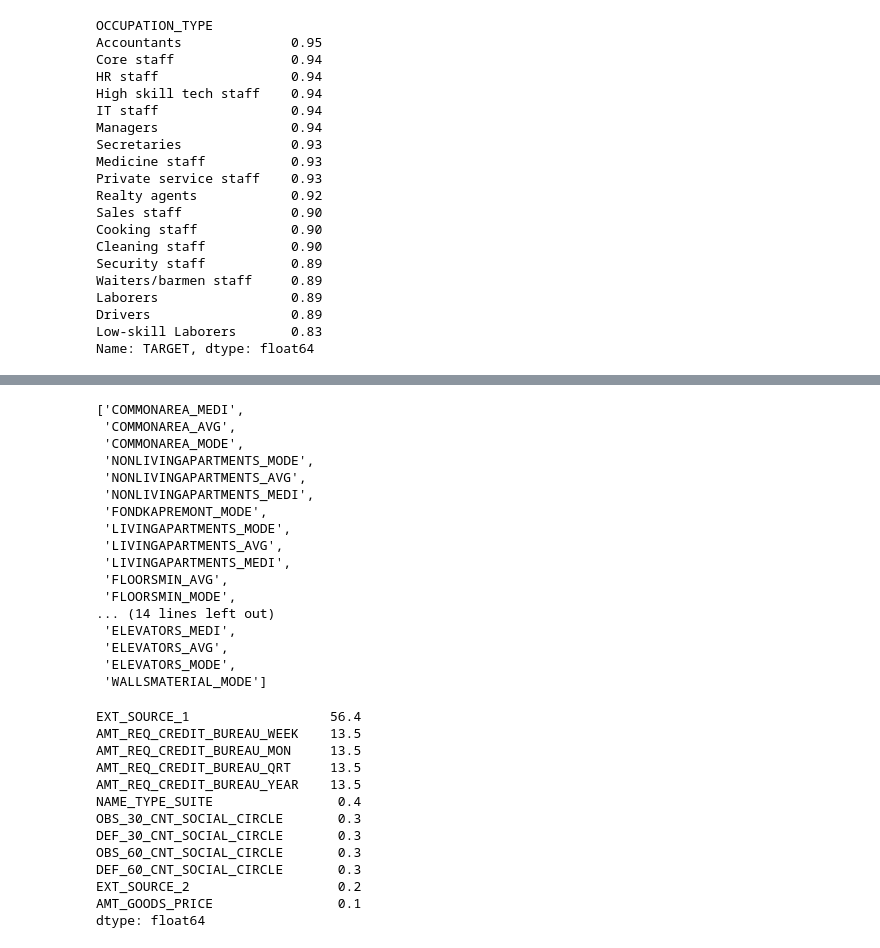
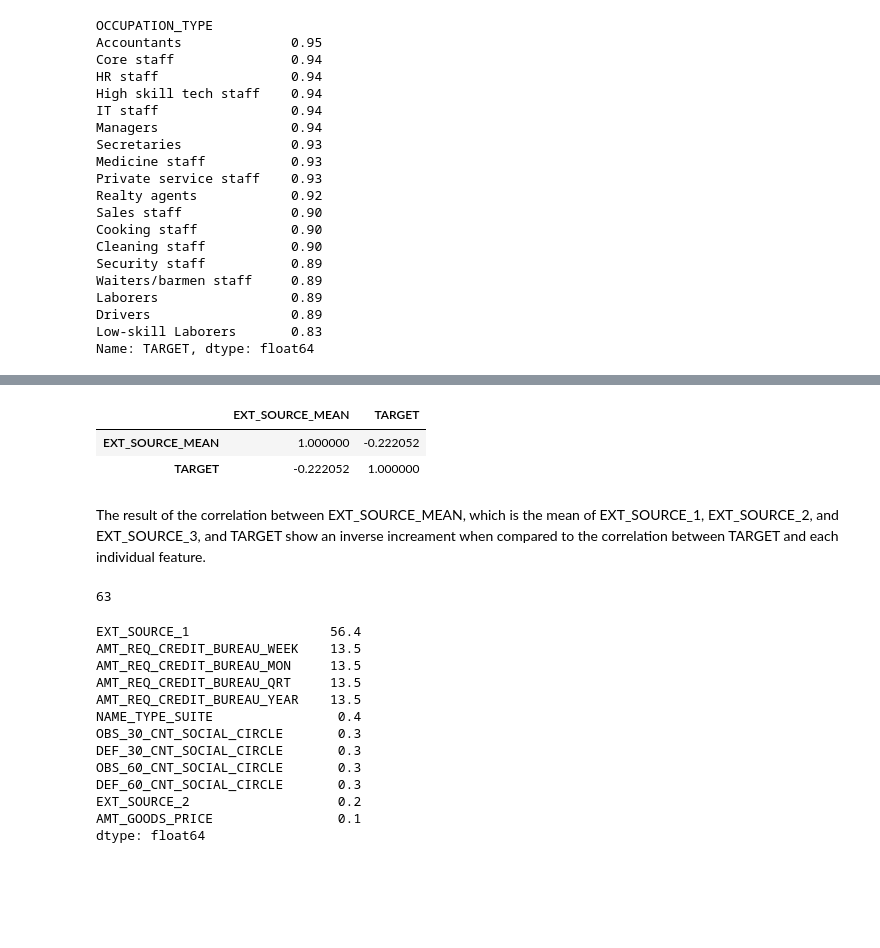
Before and after one commit to andervies/divic-corp-machine-learning-course, a Jupyter notebook: assignment16/Credit information study series.ipynb, the cells around one changed output, grey strips where cells are left out. Drawn from its saved outputs; the diff is of its cells as text; code cells hidden in the pictures; blank space fills up the shorter version.

Commit message:
Handle missing values

```diff
--- a/assignment16/Credit information study series.ipynb
+++ b/assignment16/Credit information study series.ipynb
@@ -191,0 +185,6 @@ We can see that there is some change in the data as we move from corporate jobs
+# %%
+# replacing the missing values in OCCUPATION_TYPE with the most frequent observation
+most_frequent_occupation = df_train["OCCUPATION_TYPE"].mode().iloc[0]
+
+# Replace missing values with the most frequent occupation
+df_train["OCCUPATION_TYPE"].fillna(most_frequent_occupation, inplace=True)
@@ -192,25 +227,24 @@ We can see that there is some change in the data as we move from corporate jobs
+# %%
+new = df_train[['EXT_SOURCE_1', 'EXT_SOURCE_2', 'EXT_SOURCE_3']].mean(axis=1)
+new = pd.concat([new, df_train["TARGET"]], axis=1, join="inner")
+new.corr()
+
+
+# Handling missing data in EXT_SOURCE_3, EXT_SOURCE_2, and EXT_SOURCE_1
+
+df_train["EXT_SOURCE_MEAN"] = df_train[["EXT_SOURCE_1", "EXT_SOURCE_2", "EXT_SOURCE_3"]].mean(axis=1)
+df_train[["EXT_SOURCE_MEAN", "TARGET"]].corr()
+# %% [output]
+|  | EXT_SOURCE_MEAN | TARGET |
+| EXT_SOURCE_MEAN | 1.000000 | -0.222052 |
+| TARGET | -0.222052 | 1.000000 |
+# %% [markdown]
+The result of the correlation between EXT_SOURCE_MEAN, which is the mean of EXT_SOURCE_1, EXT_SOURCE_2, and EXT_SOURCE_3, and TARGET show an inverse increament when compared to the correlation between TARGET and each individual feature.
 # %%
-
-features_to_drop = [col for col in percent_missing_train.index[:31] if col != ["EXT_SOURCE_1", "EXT_SOURCE_2", "EXT_SOURCE_3", "OCCUPATION_TYPE"]]
-features_to_drop
+features_to_drop = [col for col in col_missing_train if col != "OCCUPATION_TYPE"]
+len(features_to_drop)
 # %% [output]
-['COMMONAREA_MEDI',
- 'COMMONAREA_AVG',
- 'COMMONAREA_MODE',
- 'NONLIVINGAPARTMENTS_MODE',
- 'NONLIVINGAPARTMENTS_AVG',
- 'NONLIVINGAPARTMENTS_MEDI',
- 'FONDKAPREMONT_MODE',
- 'LIVINGAPARTMENTS_MODE',
- 'LIVINGAPARTMENTS_AVG',
- 'LIVINGAPARTMENTS_MEDI',
- 'FLOORSMIN_AVG',
- 'FLOORSMIN_MODE',
-... (14 lines left out)
- 'ELEVATORS_MEDI',
- 'ELEVATORS_AVG',
- 'ELEVATORS_MODE',
- 'WALLSMATERIAL_MODE']
+63
 # %%
 # dropping features with extremely high missingness and weak correlation with the target
 df_train.drop(features_to_drop, axis=1, inplace=True)
```
Also changed, not shown: parts of 17 cells of this notebook.
